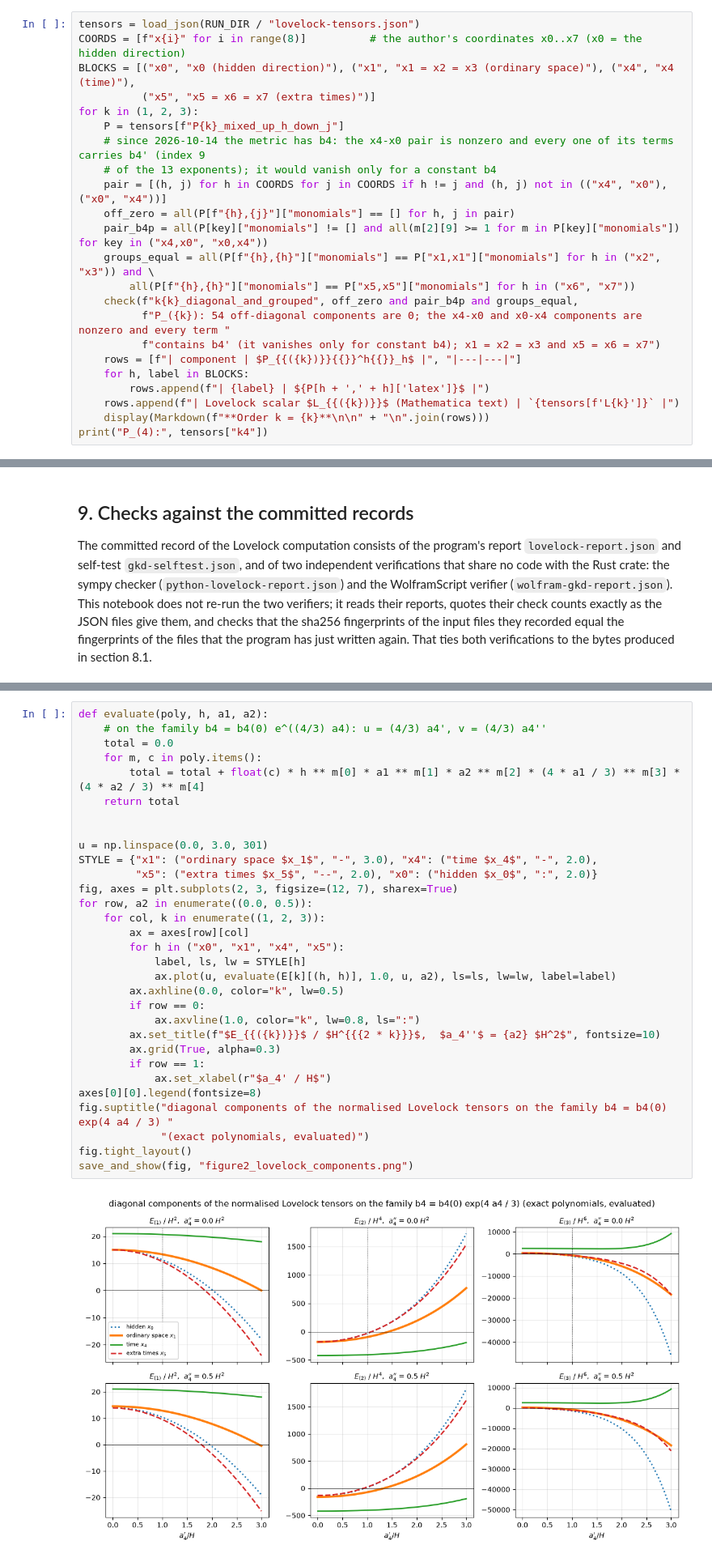
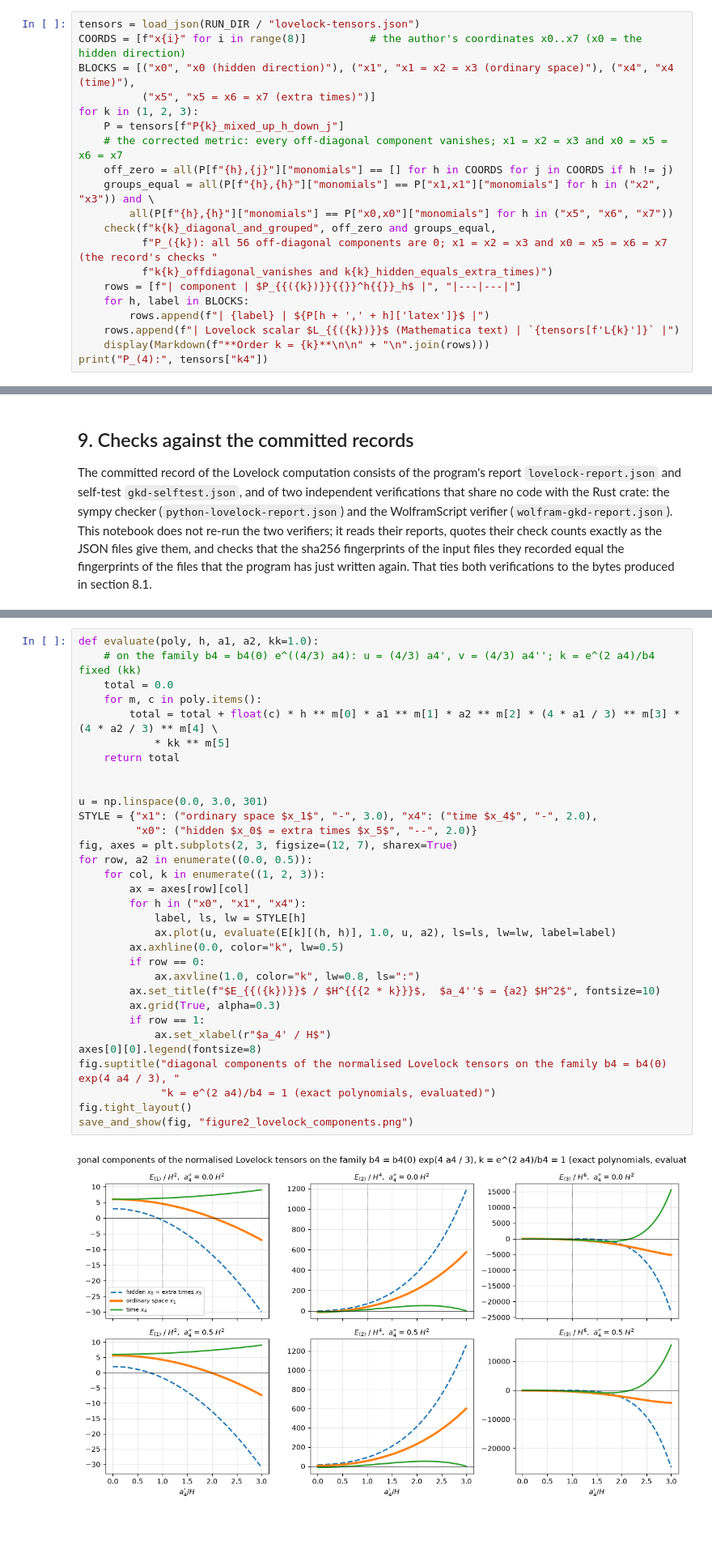
Before and after one commit to once-ere/Dirac_claude, a Jupyter notebook: Revision/notebooks/lovelock_gkd.ipynb, the cells around one changed output, grey strips where cells are left out. Shown at 81% size. Cells and saved outputs as stored; diff of their text form; blank space fills up the shorter version.

```diff
--- a/Revision/notebooks/lovelock_gkd.ipynb
+++ b/Revision/notebooks/lovelock_gkd.ipynb
@@ -761,16 +765,13 @@ BLOCKS = [("x0", "x0 (hidden direction)"), ("x1", "x1 = x2 = x3 (ordinary space)
           ("x5", "x5 = x6 = x7 (extra times)")]
 for k in (1, 2, 3):
     P = tensors[f"P{k}_mixed_up_h_down_j"]
-    # since 2026-10-14 the metric has b4: the x4-x0 pair is nonzero and every one of its terms carries b4' (index 9
-    # of the 13 exponents); it would vanish only for a constant b4
-    pair = [(h, j) for h in COORDS for j in COORDS if h != j and (h, j) not in (("x4", "x0"), ("x0", "x4"))]
-    off_zero = all(P[f"{h},{j}"]["monomials"] == [] for h, j in pair)
-    pair_b4p = all(P[key]["monomials"] != [] and all(m[2][9] >= 1 for m in P[key]["monomials"]) for key in ("x4,x0", "x0,x4"))
+    # the corrected metric: every off-diagonal component vanishes; x1 = x2 = x3 and x0 = x5 = x6 = x7
+    off_zero = all(P[f"{h},{j}"]["monomials"] == [] for h in COORDS for j in COORDS if h != j)
     groups_equal = all(P[f"{h},{h}"]["monomials"] == P["x1,x1"]["monomials"] for h in ("x2", "x3")) and \
-        all(P[f"{h},{h}"]["monomials"] == P["x5,x5"]["monomials"] for h in ("x6", "x7"))
-    check(f"k{k}_diagonal_and_grouped", off_zero and pair_b4p and groups_equal,
-          f"P_({k}): 54 off-diagonal components are 0; the x4-x0 and x0-x4 components are nonzero and every term "
-          f"contains b4' (it vanishes only for constant b4); x1 = x2 = x3 and x5 = x6 = x7")
+        all(P[f"{h},{h}"]["monomials"] == P["x0,x0"]["monomials"] for h in ("x5", "x6", "x7"))
+    check(f"k{k}_diagonal_and_grouped", off_zero and groups_equal,
+          f"P_({k}): all 56 off-diagonal components are 0; x1 = x2 = x3 and x0 = x5 = x6 = x7 (the record's checks "
+          f"k{k}_offdiagonal_vanishes and k{k}_hidden_equals_extra_times)")
     rows = [f"| component | $P_{{({k})}}{{}}^h{{}}_h$ |", "|---|---|"]
     for h, label in BLOCKS:
         rows.append(f"| {label} | ${P[h + ',' + h]['latex']}$ |")
@@ -1286,33 +1324,34 @@ only for constant $b_4$). Bottom row: $a_4'' = 0.5\,H^2$.
 # %%
-def evaluate(poly, h, a1, a2):
-    # on the family b4 = b4(0) e^((4/3) a4): u = (4/3) a4', v = (4/3) a4''
+def evaluate(poly, h, a1, a2, kk=1.0):
+    # on the family b4 = b4(0) e^((4/3) a4): u = (4/3) a4', v = (4/3) a4''; k = e^(2 a4)/b4 fixed (kk)
     total = 0.0
     for m, c in poly.items():
-        total = total + float(c) * h ** m[0] * a1 ** m[1] * a2 ** m[2] * (4 * a1 / 3) ** m[3] * (4 * a2 / 3) ** m[4]
+        total = total + float(c) * h ** m[0] * a1 ** m[1] * a2 ** m[2] * (4 * a1 / 3) ** m[3] * (4 * a2 / 3) ** m[4] \
+            * kk ** m[5]
     return total
 
 
 u = np.linspace(0.0, 3.0, 301)
 STYLE = {"x1": ("ordinary space $x_1$", "-", 3.0), "x4": ("time $x_4$", "-", 2.0),
-         "x5": ("extra times $x_5$", "--", 2.0), "x0": ("hidden $x_0$", ":", 2.0)}
+         "x0": ("hidden $x_0$ = extra times $x_5$", "--", 2.0)}
 fig, axes = plt.subplots(2, 3, figsize=(12, 7), sharex=True)
 for row, a2 in enumerate((0.0, 0.5)):
     for col, k in enumerate((1, 2, 3)):
         ax = axes[row][col]
-        for h in ("x0", "x1", "x4", "x5"):
+        for h in ("x0", "x1", "x4"):
             label, ls, lw = STYLE[h]
             ax.plot(u, evaluate(E[k][(h, h)], 1.0, u, a2), ls=ls, lw=lw, label=label)
         ax.axhline(0.0, color="k", lw=0.5)
         if row == 0:
             ax.axvline(1.0, color="k", lw=0.8, ls=":")
         ax.set_title(f"$E_{{({k})}}$ / $H^{{{2 * k}}}$,  $a_4''$ = {a2} $H^2$", fontsize=10)
         ax.grid(True, alpha=0.3)
         if row == 1:
             ax.set_xlabel(r"$a_4' / H$")
 axes[0][0].legend(fontsize=8)
-fig.suptitle("diagonal components of the normalised Lovelock tensors on the family b4 = b4(0) exp(4 a4 / 3) "
-             "(exact polynomials, evaluated)")
+fig.suptitle("diagonal components of the normalised Lovelock tensors on the family b4 = b4(0) exp(4 a4 / 3), "
+             "k = e^(2 a4)/b4 = 1 (exact polynomials, evaluated)")
 fig.tight_layout()
 save_and_show(fig, "figure2_lovelock_components.png")
 # %% [output]
-[figure, old version]
+[figure, new version]
```
Also changed, not shown: parts of 21 cells of this notebook, 12 other files.
